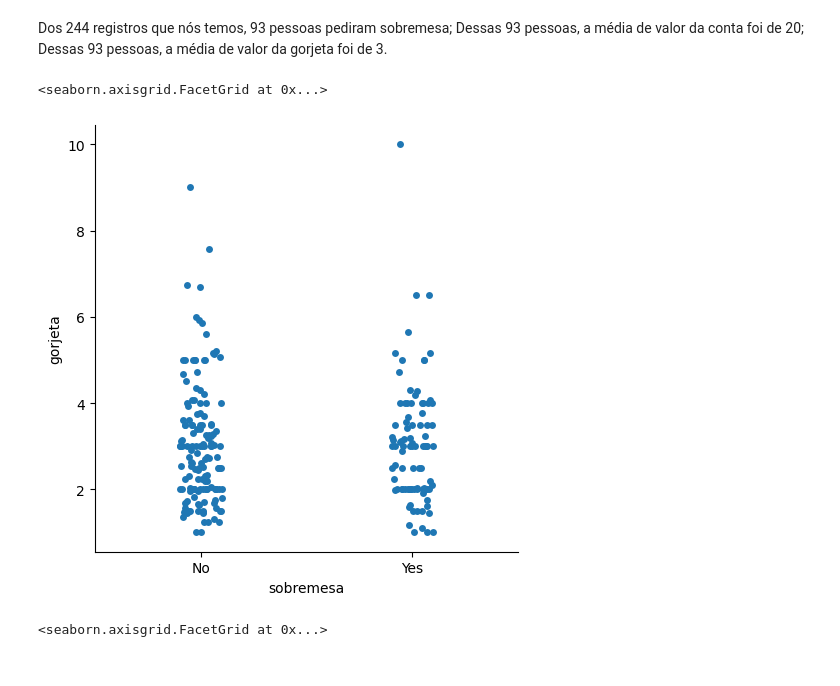
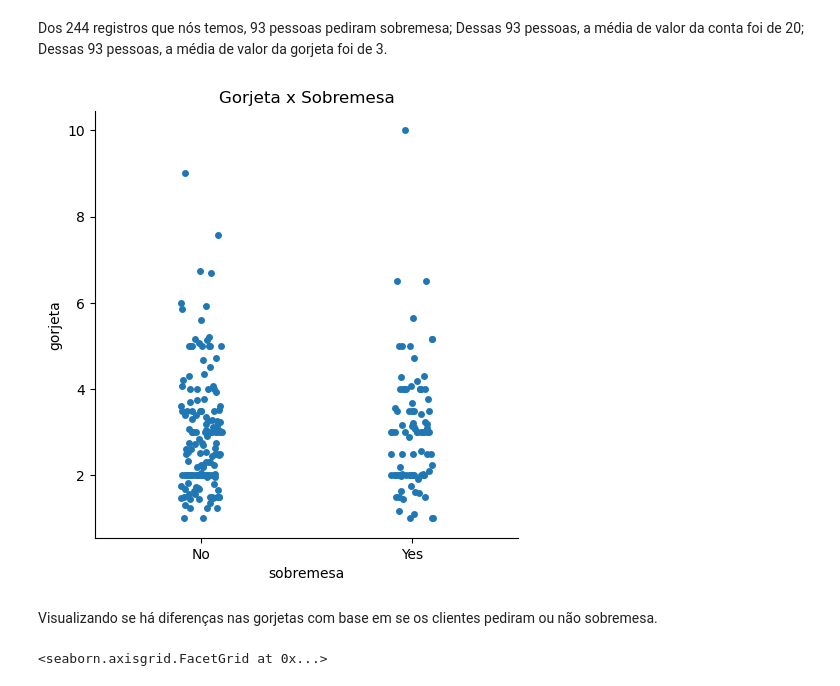
Before and after one commit to PaulaCalixto/Analise-dados-tips, a Jupyter notebook: gorjeta.ipynb, the cells around one changed output. Cells and saved outputs as stored; diff of their text form; code cells hidden in the pictures.

```diff
--- a/gorjeta.ipynb
+++ b/gorjeta.ipynb
@@ -159,10 +157,13 @@ gorjetas[gorjetas.sobremesa == 'Yes'].describe()
 # %% [markdown]
 Dos 244 registros que nós temos, 93 pessoas pediram sobremesa; Dessas 93 pessoas, a média de valor da conta foi de 20; Dessas 93 pessoas, a média de valor da gorjeta foi de 3.
 # %%
-sns.catplot(x = 'sobremesa', y = 'gorjeta', data = gorjetas)
+sns.catplot(x='sobremesa', y='gorjeta', data=gorjetas)
+plt.title('Gorjeta x Sobremesa')
+plt.show()
 # %% [output]
-<seaborn.axisgrid.FacetGrid at 0x...>
-[figure, old version]
+[figure, new version]
+# %% [markdown]
+Visualizando se há diferenças nas gorjetas com base em se os clientes pediram ou não sobremesa.
 # %%
 sns.lmplot(x = 'valor_da_conta', y = 'porcentagem', hue = 'sobremesa', col = 'sobremesa', data = gorjetas)
 # %% [output]
```
Also changed, not shown: parts of 61 cells of this notebook.
